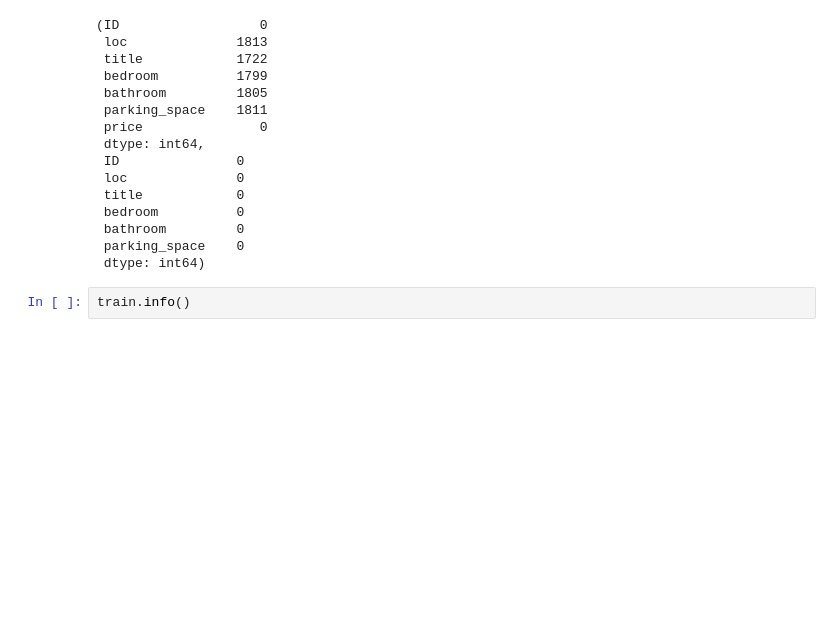
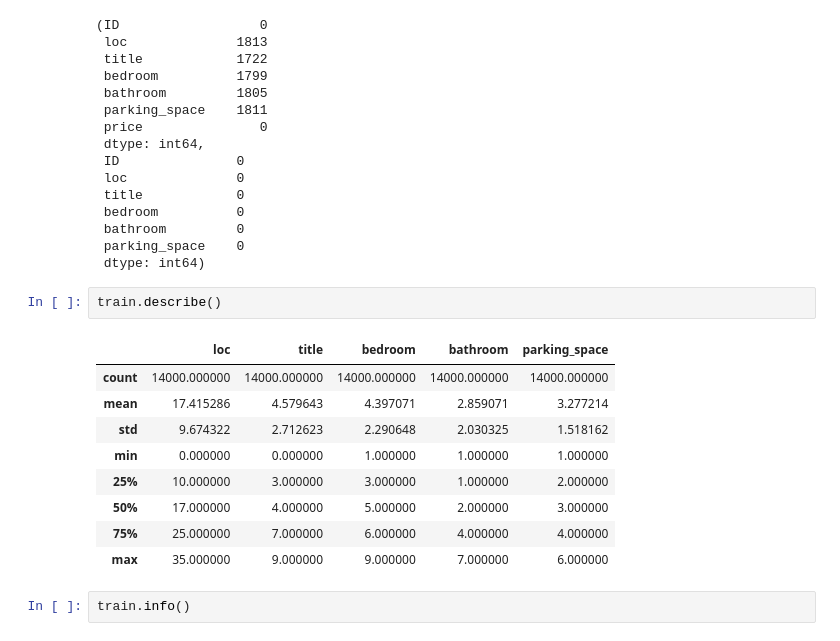
Before and after one commit to enamablanky/Wazobia-Real-estate-Project, a Jupyter notebook: Free_AI_Classes_Starter_NoteBook_by_eskayML.ipynb, the cells around one changed output. Cells and saved outputs as stored; diff of their text form; blank space fills up the shorter version.

```diff
--- a/Free_AI_Classes_Starter_NoteBook_by_eskayML.ipynb
+++ b/Free_AI_Classes_Starter_NoteBook_by_eskayML.ipynb
@@ -42,6 +42,18 @@ train.isna().sum(), test.isna().sum()
  bathroom         0
  parking_space    0
  dtype: int64)
+# %%
+train.describe()
+# %% [output]
+|  | loc | title | bedroom | bathroom | parking_space |
+| count | 14000.000000 | 14000.000000 | 14000.000000 | 14000.000000 | 14000.000000 |
+| mean | 17.415286 | 4.579643 | 4.397071 | 2.859071 | 3.277214 |
+| std | 9.674322 | 2.712623 | 2.290648 | 2.030325 | 1.518162 |
+| min | 0.000000 | 0.000000 | 1.000000 | 1.000000 | 1.000000 |
+| 25% | 10.000000 | 3.000000 | 3.000000 | 1.000000 | 2.000000 |
+| 50% | 17.000000 | 4.000000 | 5.000000 | 2.000000 | 3.000000 |
+| 75% | 25.000000 | 7.000000 | 6.000000 | 4.000000 | 4.000000 |
+| max | 35.000000 | 9.000000 | 9.000000 | 7.000000 | 6.000000 |
 # %%
 train.info()
 # %% [output]
```
